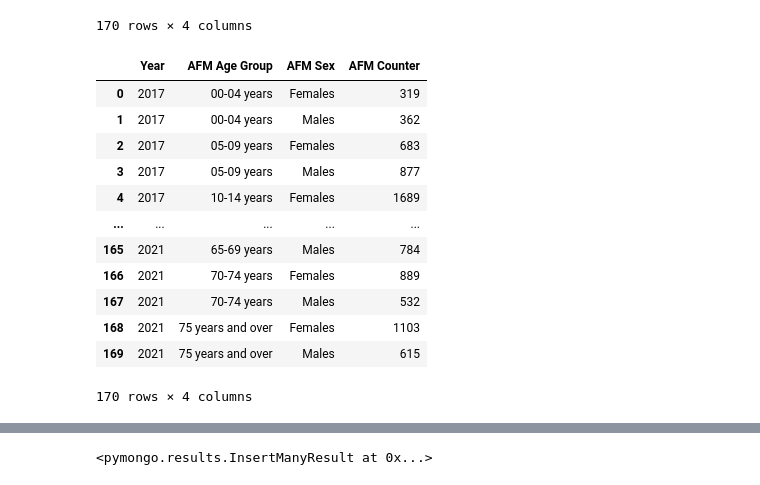
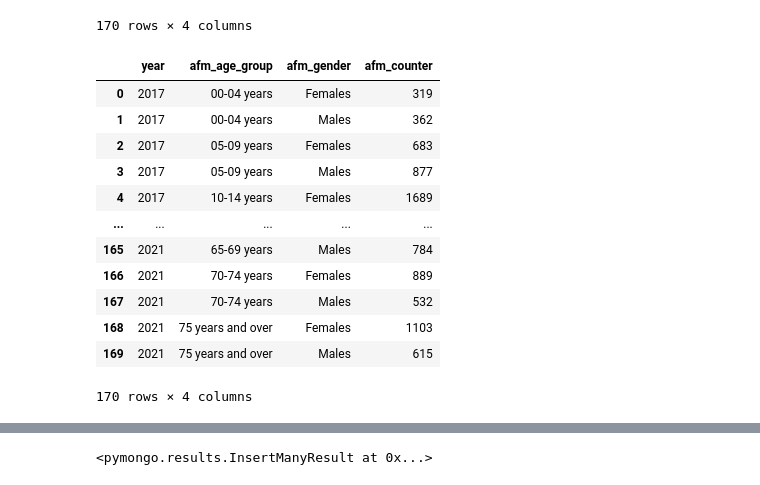
Before and after one commit to sherintm/crimedata-viz, a Jupyter notebook: CrimeData.ipynb, the cells around one changed output, grey strips where cells are left out. Drawn from its saved outputs; the diff is of its cells as text; code cells hidden in the pictures.

```diff
--- a/CrimeData.ipynb
+++ b/CrimeData.ipynb
@@ -259,9 +238,13 @@ victim_df_clean_final
 # %%
 grouped_victim_df = victim_df_clean_final.groupby(['Year','AFM Age Group','AFM Sex']).sum()
 grouped_victim_df = grouped_victim_df.reset_index()
-grouped_victim_df
+grouped_victim_df_final = grouped_victim_df.rename(columns={'Year': 'year',
+                                                           'AFM Age Group': 'afm_age_group',
+                                                           'AFM Sex': 'afm_gender',
+                                                           'AFM Counter': 'afm_counter'})
+grouped_victim_df_final
 # %% [output]
-|  | Year | AFM Age Group | AFM Sex | AFM Counter |
+|  | year | afm_age_group | afm_gender | afm_counter |
 | 0 | 2017 | 00-04 years | Females | 319 |
 | 1 | 2017 | 00-04 years | Males | 362 |
 | 2 | 2017 | 05-09 years | Females | 683 |
```
Also changed, not shown: parts of 24 cells of this notebook.
